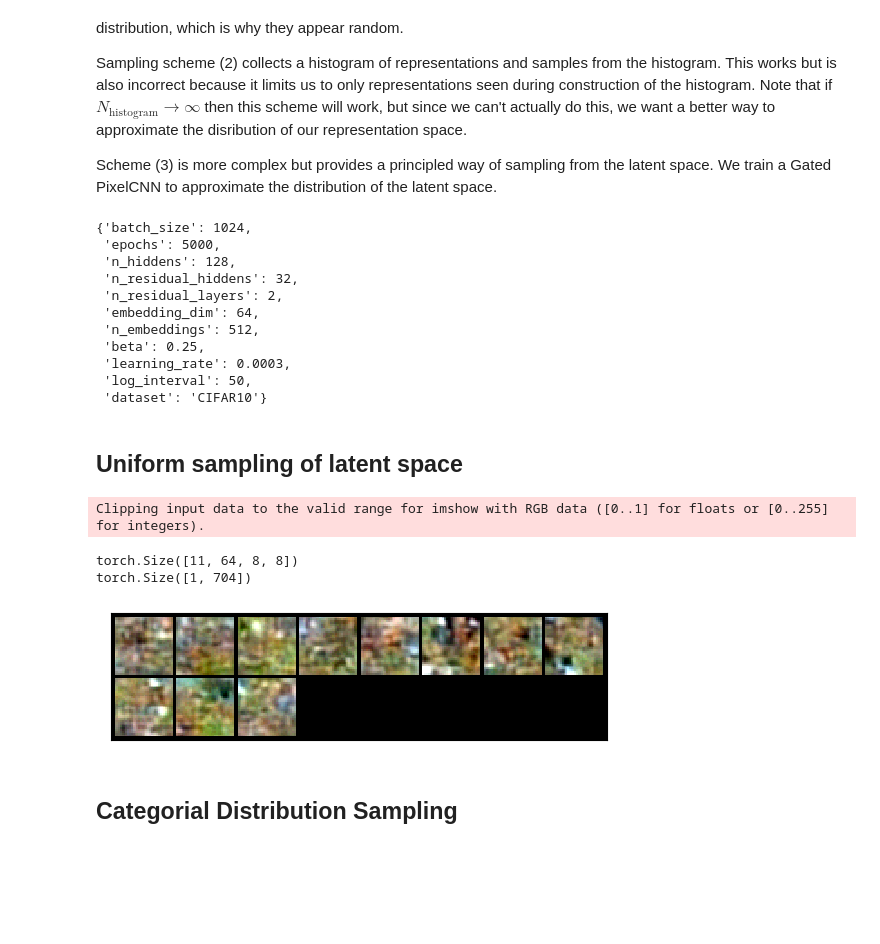
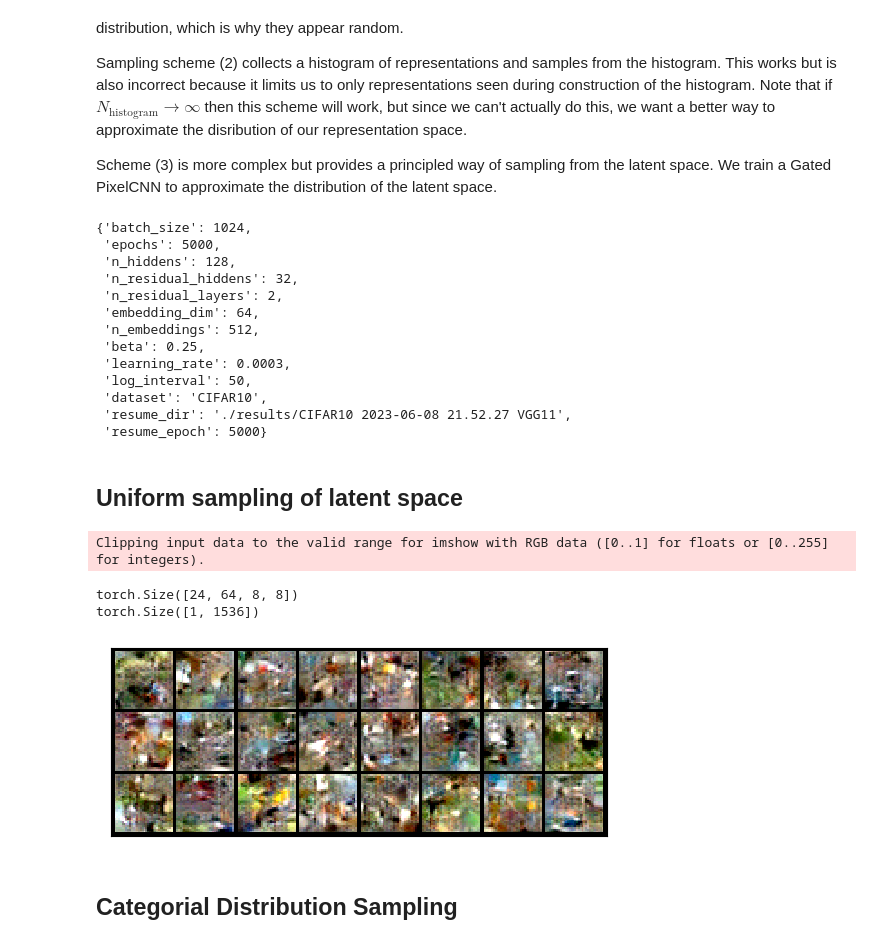
Before and after one commit to xhzgenius/VQ-VAE, a Jupyter notebook: visualization.ipynb, the cells around one changed output. Saved outputs shown, nothing was run; the diff lists cells and outputs as text; code cells hidden in the pictures; blank space fills up the shorter version.

```diff
--- a/visualization.ipynb
+++ b/visualization.ipynb
@@ -80,7 +80,7 @@ def reconstruct(data_loader,model):
 End of utilities
 """
 
-model_filename = "./results/CIFAR10 2023-06-08 20.40.03/5000.pth"
+model_filename = "./results/CIFAR10 2023-06-08 22.12.34 VGG continue/10000.pth"
 model,vqvae_data = load_model(model_filename)
 # %%
 !ls results/
@@ -144,42 +145,43 @@ params
  'beta': 0.25,
  'learning_rate': 0.0003,
  'log_interval': 50,
- 'dataset': 'CIFAR10'}
+ 'dataset': 'CIFAR10',
+ 'resume_dir': './results/CIFAR10 2023-06-08 21.52.27 VGG11',
+ 'resume_epoch': 5000}
 # %% [markdown]
 ## Uniform sampling of latent space
 # %%
-def generate_samples(e_indices):
+def reconstruct_from_e_indices(e_indices, num_samples):
     # min_encodings = torch.zeros(e_indices.shape[0], params['n_embeddings']).to(device)
     # min_encodings.scatter_(1, e_indices, 1)
     # e_weights = model.vector_quantizer.embedding_vectors.weight
     # z_q = torch.matmul(min_encodings, e_weights).view((params["batch_size"],8,8,params["embedding_dim"]))
     # z_q = z_q.permute(0, 3, 1, 2).contiguous()
     # Shit code. 👆 ——XHZ
-    z_q = model.vector_quantizer.embedding_vectors(e_indices).view((11, 8, 8, params["embedding_dim"]))
+    z_q = model.vector_quantizer.embedding_vectors(e_indices).view((num_samples, 8, 8, params["embedding_dim"]))
     z_q = z_q.permute(0, 3, 1, 2).contiguous()
     print(z_q.shape)
 
     x_recon = model.decoder(z_q)
     return x_recon, z_q, e_indices
 
 
-def uniform_samples(model):
-
-    rand = np.random.randint(params['n_embeddings'], size=(1, 11*64))
+def reconstruct_from_uniform_samples(model, num_samples):
+    rand = np.random.randint(params['n_embeddings'], size=(1, num_samples*64))
     min_encoding_indices = torch.tensor(rand).long().to(device)
-    x_recon, z_q, e_indices = generate_samples(min_encoding_indices)
+    x_recon, z_q, e_indices = reconstruct_from_e_indices(min_encoding_indices, num_samples)
 
     print(min_encoding_indices.shape)
     return x_recon, z_q,e_indices
 
-x_val_recon,z_q,e_indices = uniform_samples(model)
+x_val_recon,z_q,e_indices = reconstruct_from_uniform_samples(model, num_samples=24)
 
 display_image_grid(x_val_recon)
 # %% [output]
 Clipping input data to the valid range for imshow with RGB data ([0..1] for floats or [0..255] for integers).
-torch.Size([11, 64, 8, 8])
-torch.Size([1, 704])
+torch.Size([24, 64, 8, 8])
+torch.Size([1, 1536])
-[figure, old version]
+[figure, new version]
 # %% [markdown]
 ## Categorial Distribution Sampling
 # %%
```
Also changed, not shown: parts of 7 cells of this notebook, 4 other files.
